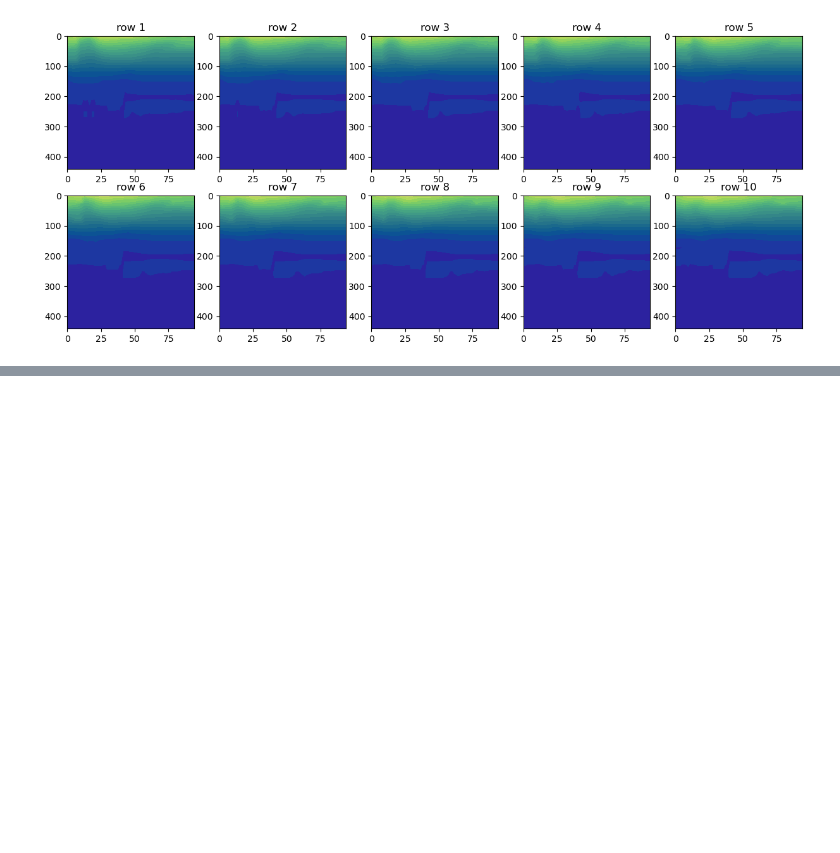
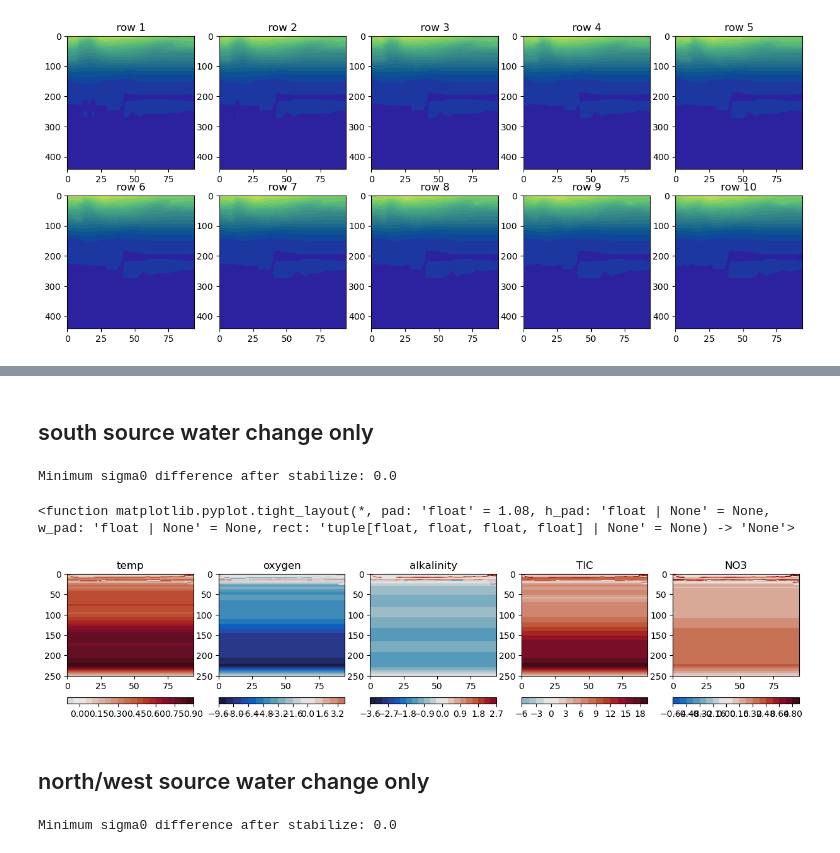
Before and after one commit to UBC-MOAD/analysis-becca, a Jupyter notebook: projections/bdy_play.ipynb, the cells around one changed output, grey strips where cells are left out. Saved outputs shown, nothing was run; the diff lists cells and outputs as text; code cells hidden in the pictures; blank space fills up the shorter version.

Commit message:
south, northwest, and upwelling change ONLY testing and south script

```diff
--- a/projections/bdy_play.ipynb
+++ b/projections/bdy_play.ipynb
@@ -274,0 +277,5 @@ plt.tight_layout
+# %% [markdown]
+## south source water change only
+# %%
+# make a new copy of the boundary file
+interps = {k: v.copy() for k, v in original_interps.items()}
@@ -274,0 +329,43 @@ plt.tight_layout
+# %%
+# STABILIZE
+
+# start by applying convect
+# this function simply convects vertically based on the density of cells on top of eachother
+sigma = gsw.sigma0(interps['salt'], interps['temp']) # need density first
+sigma, interps = convect(sigma, interps)
+
+# stabilize (small changes to salinity to stabilize marginally stable cells)
+interps = stabilize(sigma, interps)
+# %%
+# diagnostic: minimum density difference between adjacent levels
+dsig = np.diff(sigma, axis=0)
+print("Minimum sigma0 difference after stabilize:", np.nanmin(dsig)) # if negative then something wrong
+# %% [output]
+Minimum sigma0 difference after stabilize: 0.0
+# %%
+# looks at a section for each edited variable
+X, Y = np.meshgrid(day1.xbT[0:95].values,day1.deptht.values)
+tracers = ['temp','oxygen','alkalinity','TIC','NO3']
+
+fig, ax = plt.subplots(1,5,figsize=[15,3])
+
+for i in range(len(tracers)):
+
+    title=f"{tracers[i]}"
+    ax[i].set_title(title)
+
+    values = interps[tracers[i]][:,0,0:95] - original_interps[tracers[i]][:,0,0:95]
+    vmin, vmax = -np.max(abs(values)), np.max(abs(values))
+
+    cs = ax[i].contourf(X,Y,values,levels=20,cmap=cm.balance,vmin=vmin,vmax=vmax)
+    fig.colorbar(cs, ax=ax[i], location='bottom')
+    ax[i].set_ylim([250,0])
+
+plt.tight_layout
+
+# note that increasing oxygen and alkalinity near the surface (despite both changes being negative) are because of the convect step
+# %% [output]
+<function matplotlib.pyplot.tight_layout(*, pad: 'float' = 1.08, h_pad: 'float | None' = None, w_pad: 'float | None' = None, rect: 'tuple[float, float, float, float] | None' = None) -> 'None'>
+[figure, added]
+# %% [markdown]
+## north/west source water change only
@@ -274,0 +438,6 @@ plt.tight_layout
+# %%
+# diagnostic: minimum density difference between adjacent levels
+dsig = np.diff(sigma, axis=0)
+print("Minimum sigma0 difference after stabilize:", np.nanmin(dsig)) # if negative then something wrong
+# %% [output]
+Minimum sigma0 difference after stabilize: 0.0
```
Also changed, not shown: parts of 17 cells of this notebook, 1 other file.
